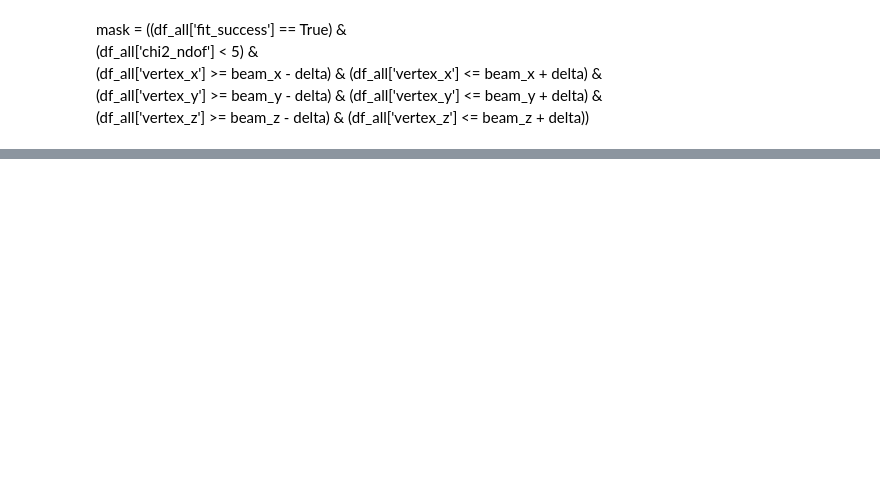
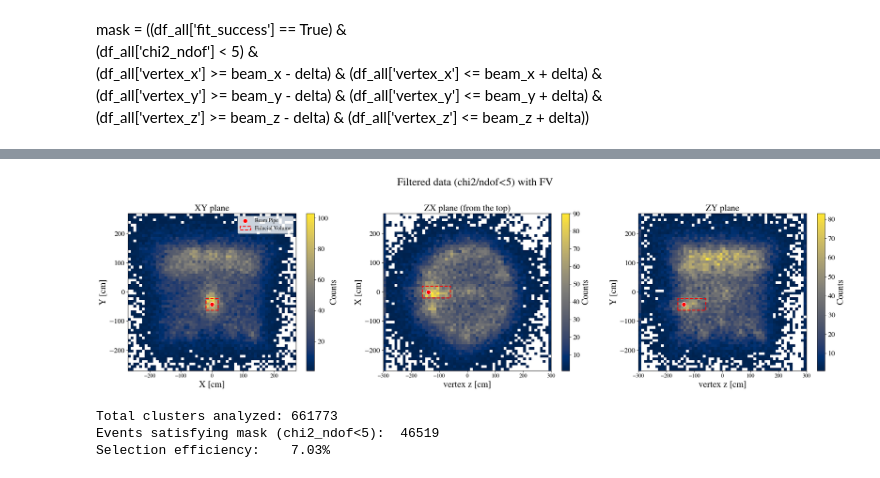
Before and after one commit to elenaramos44/9Li_analysis, a Jupyter notebook: notebooks/multilat_vertex.ipynb, the cells around one changed output, grey strips where cells are left out. Cells and saved outputs as stored; diff of their text form; code cells hidden in the pictures; blank space fills up the shorter version.

```diff
--- a/notebooks/multilat_vertex.ipynb
+++ b/notebooks/multilat_vertex.ipynb
@@ -464,44 +479,98 @@ plt.show()
 # %%
+import matplotlib.patches as patches
+
+
 mask = (df_all['fit_success'] == True) & \
-       (df_all['time_rms'] < 2.2) & \
+       (df_all['chi2_ndof'] < 5) & \
        (df_all['vertex_x'].abs() < 270) & \
        (df_all['vertex_y'].abs() < 270)
 
-
 df_clean = df_all[mask].copy()
 
+
 fig, axs = plt.subplots(1, 3, figsize=(24, 7))
+beam_pipe = [0.0, -42.47, -138.79]
+
+#Kouki's cuts
+#x_lims = [-20, 20]
+#y_lims = [-20, 20]
+#z_lims = [-160, -60]
+
+x_lims = [-20, 20]
+y_lims = [-62, -22]
+z_lims = [-160, -60]
 
 
-beam_pipe = [0.0, -42.47, -138.79]
+box_style = dict(linewidth=2, edgecolor='red', facecolor='none', linestyle='--')
 
-# plano XY
+
+#XY plane
 im0 = axs[0].hist2d(df_clean['vertex_x'], df_clean['vertex_y'], bins=60, cmap='cividis', cmin=1)
-axs[0].scatter(beam_pipe[0], beam_pipe[1], color='red', s=100, edgecolors='white', label='Beam Pipe')
+axs[0].scatter(beam_pipe[0], beam_pipe[1], color='red', s=100, edgecolors='white', label='Beam Pipe', zorder=10)
+
+#overlap FV
+rect_xy = patches.Rectangle((x_lims[0], y_lims[0]),
+                           x_lims[1]-x_lims[0], y_lims[1]-y_lims[0],
+                           **box_style, label='Fiducial Volume')
+axs[0].add_patch(rect_xy)
+
+
 axs[0].set_title("XY plane")
 axs[0].set_xlabel("X [cm]")
 axs[0].set_ylabel("Y [cm]")
-axs[0].legend(loc='upper right')
+axs[0].legend(loc='upper right', fontsize=12)
 plt.colorbar(im0[3], ax=axs[0], label='Counts')
 
-# plano ZX
+
+#ZX plane
 im1 = axs[1].hist2d(df_clean['vertex_z'], df_clean['vertex_x'], bins=60, cmap='cividis', cmin=1)
-axs[1].scatter(beam_pipe[2], beam_pipe[0], color='red', s=100, edgecolors='white')
+axs[1].scatter(beam_pipe[2], beam_pipe[0], color='red', s=100, edgecolors='white', zorder=10)
+
+
+rect_zx = patches.Rectangle((z_lims[0], x_lims[0]),
+                           z_lims[1]-z_lims[0], x_lims[1]-x_lims[0],
+                           **box_style)
+axs[1].add_patch(rect_zx)
+
+
 axs[1].set_title("ZX plane (from the top)")
 axs[1].set_xlabel("vertex z [cm]")
 axs[1].set_ylabel("X [cm]")
 plt.colorbar(im1[3], ax=axs[1], label='Counts')
 
-# plano ZY
+
+#ZY plane
 im2 = axs[2].hist2d(df_clean['vertex_z'], df_clean['vertex_y'], bins=60, cmap='cividis', cmin=1)
-axs[2].scatter(beam_pipe[2], beam_pipe[1], color='red', s=100, edgecolors='white')
+axs[2].scatter(beam_pipe[2], beam_pipe[1], color='red', s=100, edgecolors='white', zorder=10)
+
+
+rect_zy = patches.Rectangle((z_lims[0], y_lims[0]),
+                           z_lims[1]-z_lims[0], y_lims[1]-y_lims[0],
+                           **box_style)
+axs[2].add_patch(rect_zy)
+
+
 axs[2].set_title("ZY plane")
 axs[2].set_xlabel("vertex z [cm]")
 axs[2].set_ylabel("Y [cm]")
 plt.colorbar(im2[3], ax=axs[2], label='Counts')
 
 
-
-plt.suptitle("Filtered data (t_rms<2.2)")
+plt.suptitle("Filtered data (chi2/ndof<5) with FV", fontsize=24)
 plt.tight_layout()
 plt.show()
+# %% [output]
+[figure, added]
+# %%
+total_events = len(df_all)
+passed_events = len(df_clean)
+percentage = (passed_events / total_events) * 100
+
+
+print(f"Total clusters analyzed: {total_events}")
+print(f"Events satisfying mask (chi2_ndof<5):  {passed_events}")
+print(f"Selection efficiency:    {percentage:.2f}%")
+# %% [output]
+Total clusters analyzed: 661773
+Events satisfying mask (chi2_ndof<5):  46519
+Selection efficiency:    7.03%
```
Also changed, not shown: parts of 20 cells of this notebook, 1 other file.
